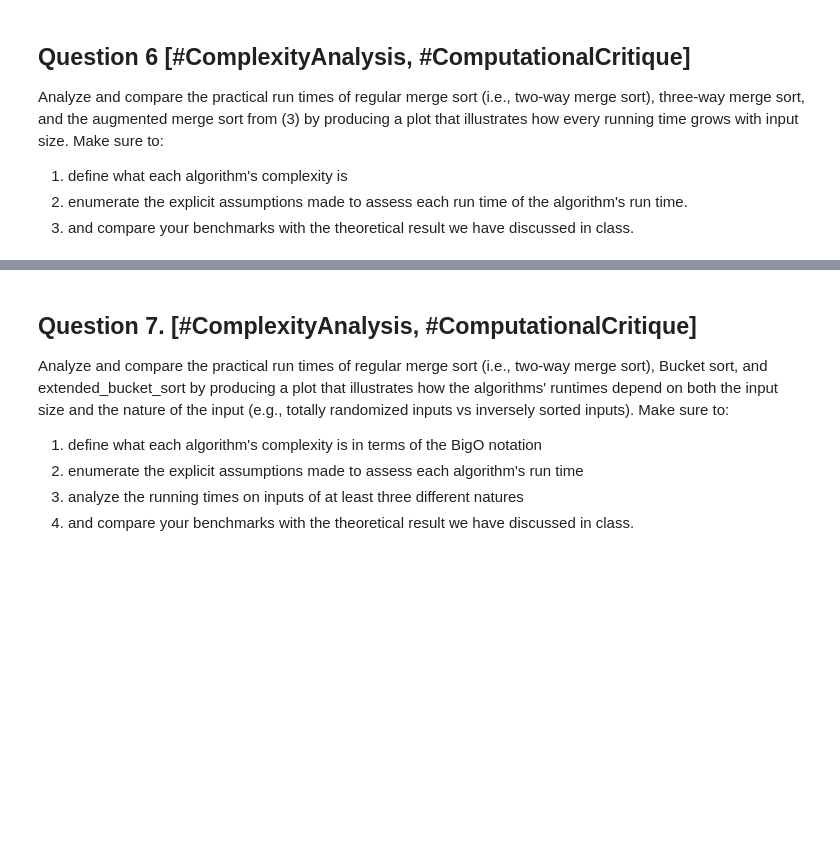
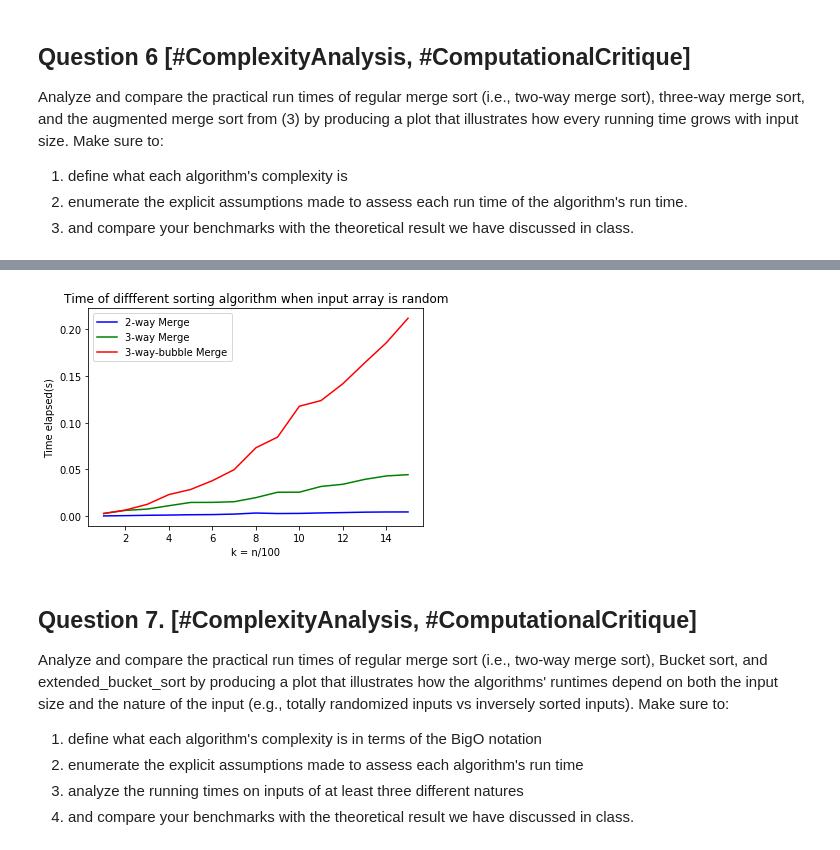
Before and after one commit to mahmud-nobe/CS110_Assignments, a Jupyter notebook: cs110_assignment_1.ipynb, the cells around one changed output, grey strips where cells are left out. Saved outputs shown, nothing was run; the diff lists cells and outputs as text; code cells hidden in the pictures; blank space fills up the shorter version.

```diff
--- a/cs110_assignment_1.ipynb
+++ b/cs110_assignment_1.ipynb
@@ -424,3 +524,42 @@ raise NotImplementedError()
+# %%
+import matplotlib.pyplot as plt
+%matplotlib inline
+import time
+
+time_merge_two = []
+time_merge_three = []
+time_merge_three_bubble = []
+
+import random
+for k in range(1,16):
+  list_k = random.choices(range(-10000, 10000), k = 100*k)
+
+  start = time.clock()
+  three_way_merge(list_k)
+  end = time.clock()
+  time_merge_three.append(end-start)
+
+  start = time.clock()
+  extended_three_way_merge(list_k)
+  end = time.clock()
+  time_merge_three_bubble.append(end-start)
+
+  start = time.clock()
+  merge_sort_two(list_k, 0, len(list_k)-1)
+  end = time.clock()
+  time_merge_two.append(end-start)
+# %%
+k = range(1,16)
+plt.plot(k,time_merge_two,'b')
+plt.plot(k,time_merge_three,'g')
+plt.plot(k,time_merge_three_bubble,'r')
+plt.xlabel('k = n/100')
+plt.ylabel('Time elapsed(s)')
+plt.legend(['2-way Merge','3-way Merge','3-way-bubble Merge'])
+plt.title("Time of diffferent sorting algorithm when input array is random")
+plt.show()
+# %% [output]
+[figure, added]
 # %% [markdown]
 ## Question 7. [#ComplexityAnalysis, #ComputationalCritique]
 
```
Also changed, not shown: parts of 13 cells of this notebook.
